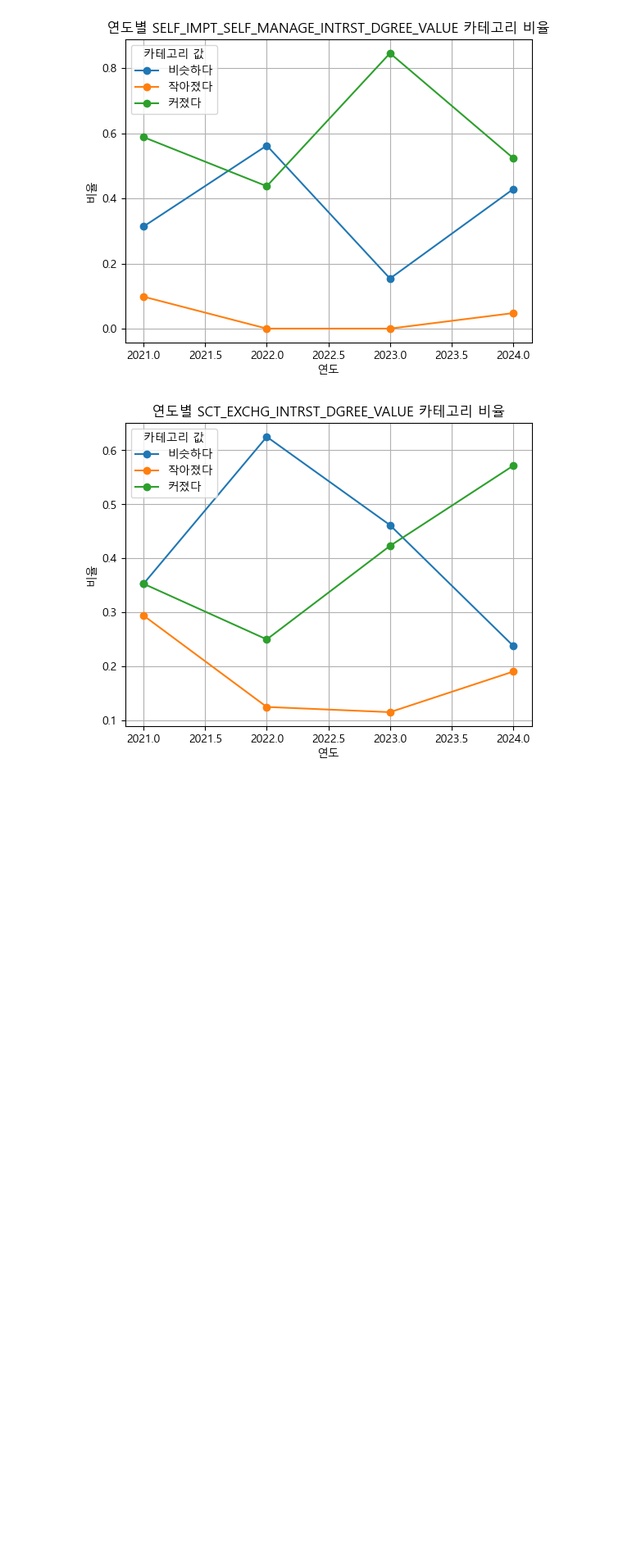
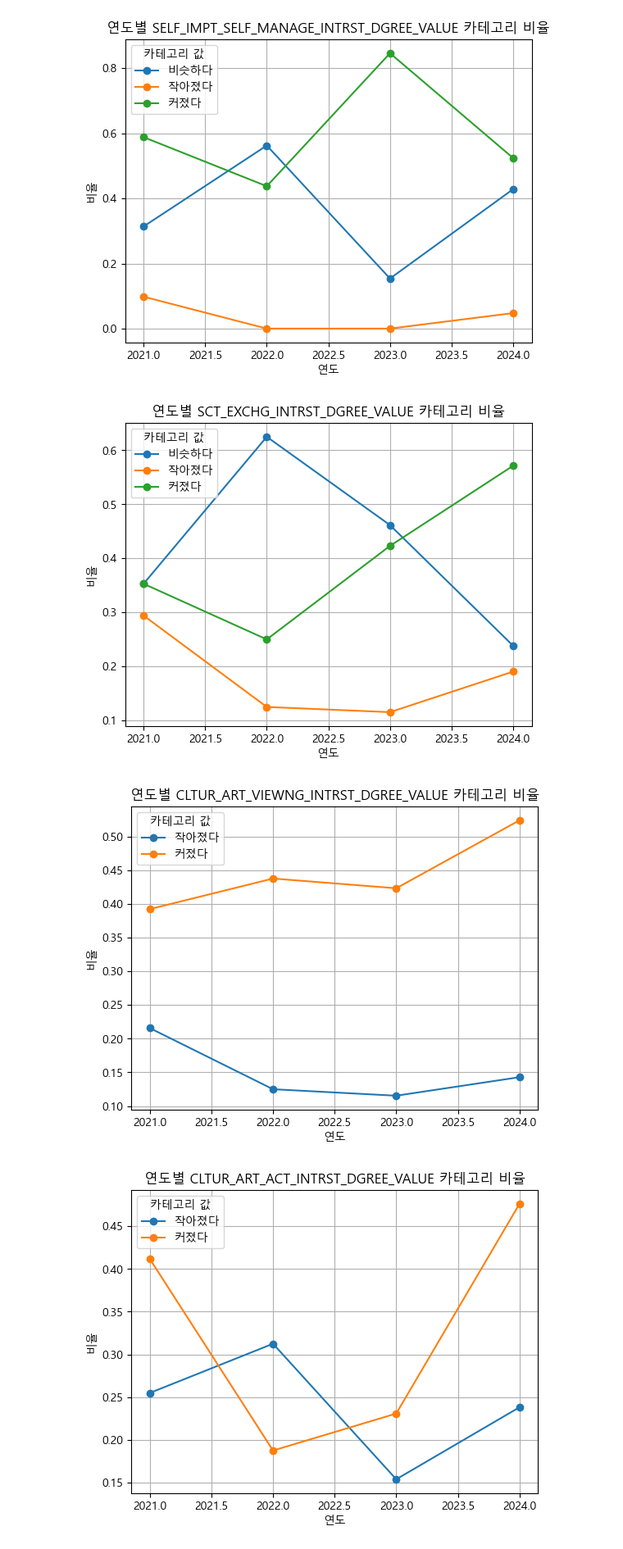
Before and after one commit to jgw-ow/PROJECT_SaSAC_01, a Jupyter notebook: culture.ipynb, the cells around one changed output. Shown at 82% size. Cells and saved outputs as stored; diff of their text form; code cells hidden in the pictures; blank space fills up the shorter version.

```diff
--- a/culture.ipynb
+++ b/culture.ipynb
@@ -335,3 +335,24 @@ for column in columns_to_replace:
 [figure]
 [figure]
 [figure]
+# %%
+# '비슷하다' 카테고리 값을 제외
+for column in columns_to_replace:
+    # '비슷하다'를 제외한 카테고리만 필터링
+    category_counts = filtered_df.groupby(['YEAR', column]).size().unstack(fill_value=0)
+    category_ratios = category_counts.div(category_counts.sum(axis=1), axis=0)
+
+    # '비슷하다' 값이 있는 열을 제거
+    category_ratios = category_ratios.drop(columns=['비슷하다'], errors='ignore')  # errors='ignore'로 없으면 무시
+
+    # 그래프 그리기
+    category_ratios.plot(kind='line', marker='o')
+    plt.title(f'연도별 {column} 카테고리 비율')
+    plt.xlabel('연도')
+    plt.ylabel('비율')
+    plt.legend(title='카테고리 값')
+    plt.grid(True)
+    plt.show()
+# %% [output]
+[figure, added]
+[figure, added]
```
Also changed, not shown: parts of 5 cells of this notebook, 11 other files.
